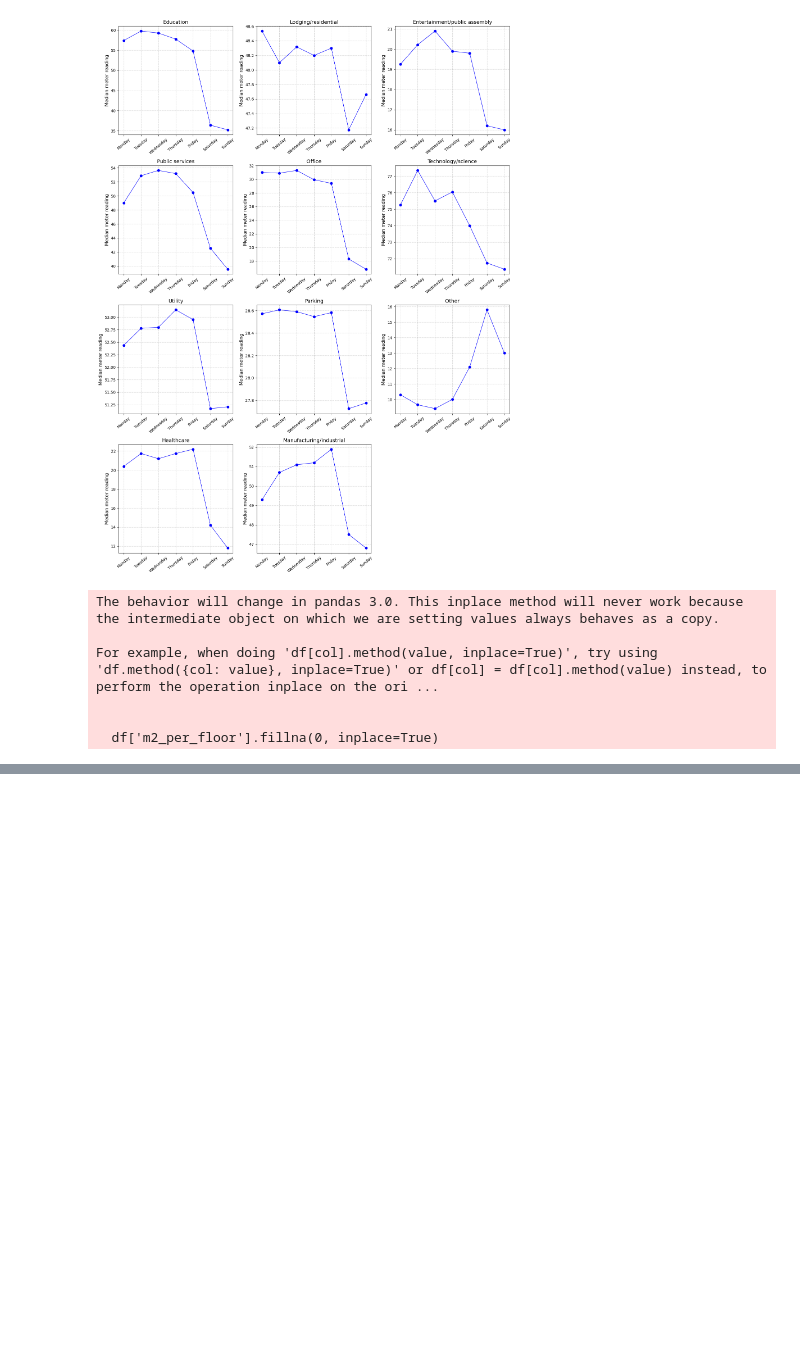
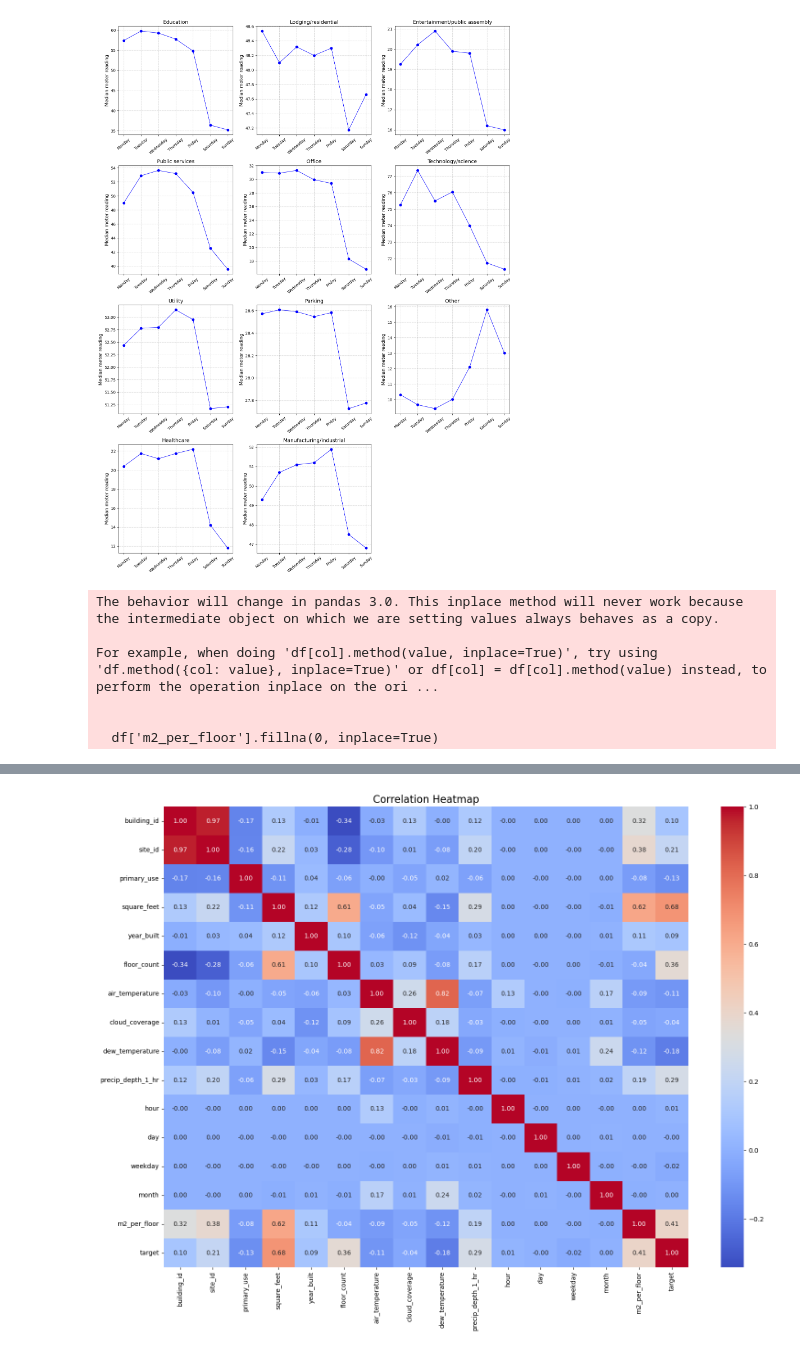
Before and after one commit to cristiano-nicolau/energy_consumption_prediction, a Jupyter notebook: EDA/eda.ipynb, the cells around one changed output, grey strips where cells are left out. Saved outputs shown, nothing was run; the diff lists cells and outputs as text; code cells hidden in the pictures; blank space fills up the shorter version.

```diff
--- a/EDA/eda.ipynb
+++ b/EDA/eda.ipynb
@@ -247,7 +247,6 @@ df['hour'] = df['timestamp'].dt.hour
 df['day'] = df['timestamp'].dt.day
 df['weekday'] = df['timestamp'].dt.weekday
 df['month'] = df['timestamp'].dt.month
-df['year'] = df['timestamp'].dt.year
 
 df.drop(columns=['timestamp'], inplace=True)
 # %%
@@ -362,13 +361,25 @@ For example, when doing 'df[col].method(value, inplace=True)', try using 'df.met
 
 
   df['m2_per_floor'].fillna(0, inplace=True)
-# %%
-from sklearn.preprocessing import LabelEncoder
-
-le = LabelEncoder()
-df['primary_use'] = le.fit_transform(df['primary_use'])
-
-df = df[['site_id', 'building_id', 'meter', 'primary_use', 'year_built', 'floor_count', 'air_temperature',
-         'dew_temperature', 'm2_per_floor', 'hour', 'day', 'weekday', 'month', 'year', 'target']]
-
-df.head()
+# %%
+from sklearn.preprocessing import LabelEncoder
+
+# Check if 'primary_use' is already encoded
+if df['primary_use'].dtype == 'object':
+    le = LabelEncoder()
+    df['primary_use'] = le.fit_transform(df['primary_use'])
+
+    # Print the transformation
+    print("Label Encoded primary_use:")
+    for original, encoded in zip(le.classes_, range(len(le.classes_))):
+        print(f"{original}: {encoded}")
+else:
+    print("'primary_use' is already encoded.")
+
+col = 'target'
+cols = df.columns.tolist()
+cols.remove(col)
+cols.append(col)
+df = df[cols]
+
+df.head()
@@ -374,0 +405,9 @@ df.head()
+# %%
+corr = df.corr()
+fig, ax = plt.subplots(figsize=(16, 12), dpi=100)
+sns.heatmap(corr, annot=True, fmt=".2f", cmap='coolwarm', ax=ax)
+ax.set_title('Correlation Heatmap', fontsize=16)
+plt.tight_layout()
+plt.show()
+# %% [output]
+[figure, added]
```
Also changed, not shown: parts of 2 cells of this notebook, 2 other files.
